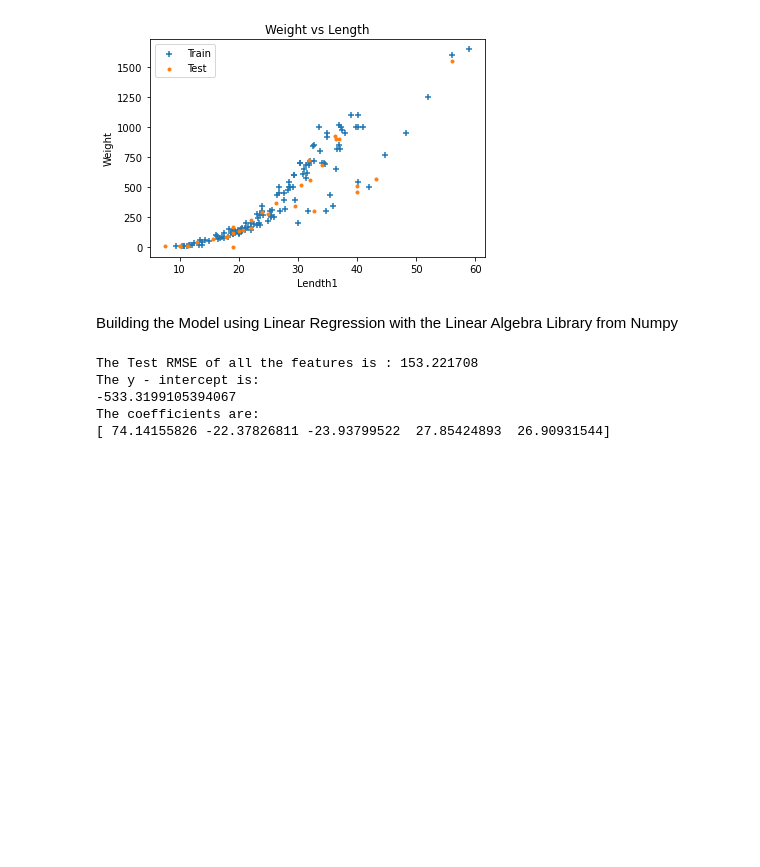
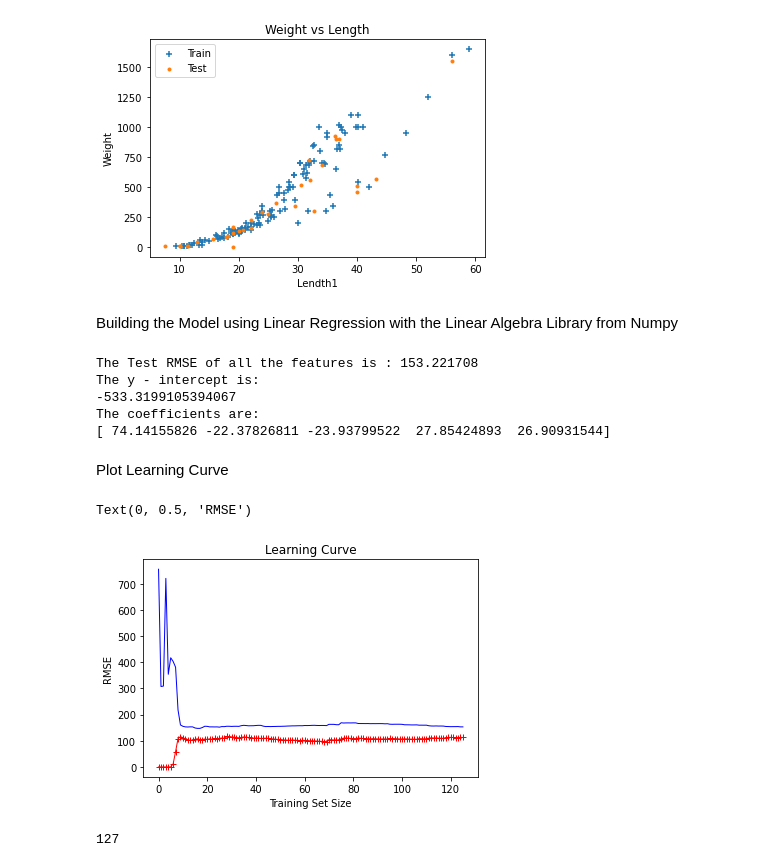
Before and after one commit to josebece/Linear_Regression_FishMarket, a Jupyter notebook: FishMarket.ipynb, the cells around one changed output. Drawn from its saved outputs; the diff is of its cells as text; code cells hidden in the pictures; blank space fills up the shorter version.

```diff
--- a/FishMarket.ipynb
+++ b/FishMarket.ipynb
@@ -66,3 +66,31 @@ The y - intercept is:
 -533.3199105394067
 The coefficients are:
 [ 74.14155826 -22.37826811 -23.93799522  27.85424893  26.90931544]
+# %% [markdown]
+Plot Learning Curve
+# %%
+model =  LinearRegression()
+train_errors = []
+test_error = []
+X_train = train_data[features]
+y_train = train_data['Weight']
+X_test = test_data[features]
+y_test = test_data['Weight']
+for m in range(1,len(train_data)):
+    model.fit(X_train[:m], y_train[:m])
+    y_train_predict = model.predict(X_train[:m])
+    y_test_predict = model.predict(X_test)
+    train_errors.append(mean_squared_error(y_train[:m],y_train_predict))
+    test_error.append(mean_squared_error(y_test,y_test_predict))
+plt.plot(np.sqrt(train_errors), "r-+", linewidth = 1, label = "train")
+plt.plot(np.sqrt(test_error), "b-", linewidth = 1, label = "test")
+plt.title("Learning Curve")
+plt.xlabel("Training Set Size")
+plt.ylabel("RMSE")
+# %% [output]
+Text(0, 0.5, 'RMSE')
+[figure, added]
+# %%
+len(train_data)
+# %% [output]
+127
```
